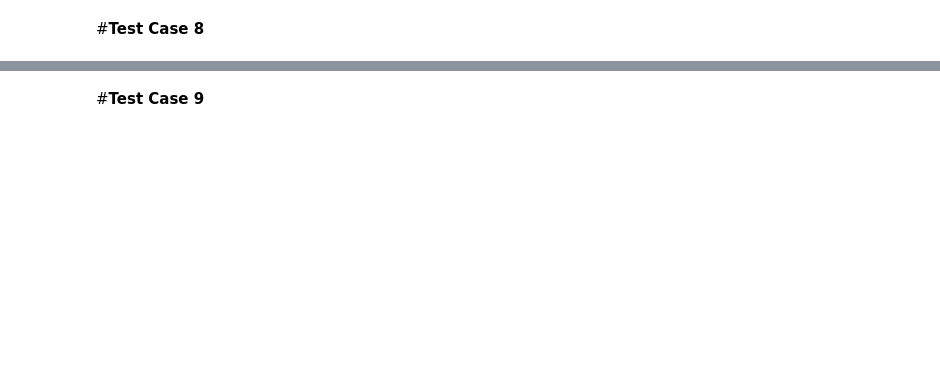
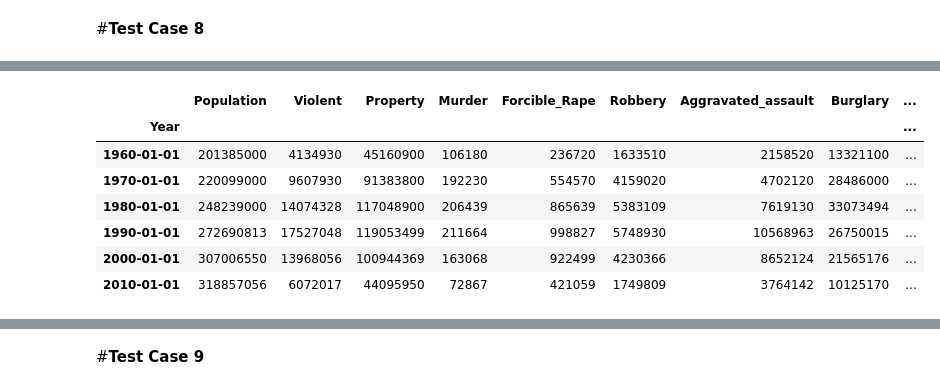
Before and after one commit to grgfatta86/Pythonpractices, a Jupyter notebook: PythonPandasDataFrame.ipynb, the cells around one changed output, grey strips where cells are left out. Saved outputs shown, nothing was run; the diff lists cells and outputs as text; code cells hidden in the pictures; blank space fills up the shorter version.

```diff
--- a/PythonPandasDataFrame.ipynb
+++ b/PythonPandasDataFrame.ipynb
@@ -1120 +1252,8 @@ import pandas as pd
 import pandas as pd
+# %%
+# Import the dataset from this address.
+
+url = "https://raw.githubusercontent.com/guipsamora/pandas_exercises/master/04_Apply/US_Crime_Rates/US_Crime_Rates_1960_2014.csv"
+# %%
+crime = pd.read_csv(url)
+crime.head()
@@ -1120,0 +1289,6 @@ import pandas as pd
+# %%
+# Convert the type of the column Year to datetime64
+
+# pd.to_datetime(crime)
+crime.Year = pd.to_datetime(crime.Year, format='%Y')
+crime.info()
@@ -1120,0 +1315,5 @@ import pandas as pd
+# %%
+# Set the Year column as the index of the dataframe
+
+crime = crime.set_index('Year', drop = True)
+crime.head()
@@ -1120,0 +1341,26 @@ import pandas as pd
+# %%
+# Group the year by decades and sum the values
+# Pay attention to the Population column number, summing this column is a mistake
+
+# To learn more about .resample (https://pandas.pydata.org/pandas-docs/stable/generated/pandas.DataFrame.resample.html)
+# To learn more about Offset Aliases (http://pandas.pydata.org/pandas-docs/stable/timeseries.html#offset-aliases)
+
+# Uses resample to sum each decade
+crimes = crime.resample('10AS').sum()
+
+# Uses resample to get the max value only for the "Population" column
+population = crime['Population'].resample('10AS').max()
+
+# Updating the "Population" column
+crimes['Population'] = population
+
+crimes
+# %% [output]
+|  | Population | Violent | Property | Murder | Forcible_Rape | Robbery | Aggravated_assault | Burglary | ... |
+| Year |  |  |  |  |  |  |  |  | ... |
+| 1960-01-01 | 201385000 | 4134930 | 45160900 | 106180 | 236720 | 1633510 | 2158520 | 13321100 | ... |
+| 1970-01-01 | 220099000 | 9607930 | 91383800 | 192230 | 554570 | 4159020 | 4702120 | 28486000 | ... |
+| 1980-01-01 | 248239000 | 14074328 | 117048900 | 206439 | 865639 | 5383109 | 7619130 | 33073494 | ... |
+| 1990-01-01 | 272690813 | 17527048 | 119053499 | 211664 | 998827 | 5748930 | 10568963 | 26750015 | ... |
+| 2000-01-01 | 307006550 | 13968056 | 100944369 | 163068 | 922499 | 4230366 | 8652124 | 21565176 | ... |
+| 2010-01-01 | 318857056 | 6072017 | 44095950 | 72867 | 421059 | 1749809 | 3764142 | 10125170 | ... |
```
Also changed, not shown: parts of 34 cells of this notebook.
